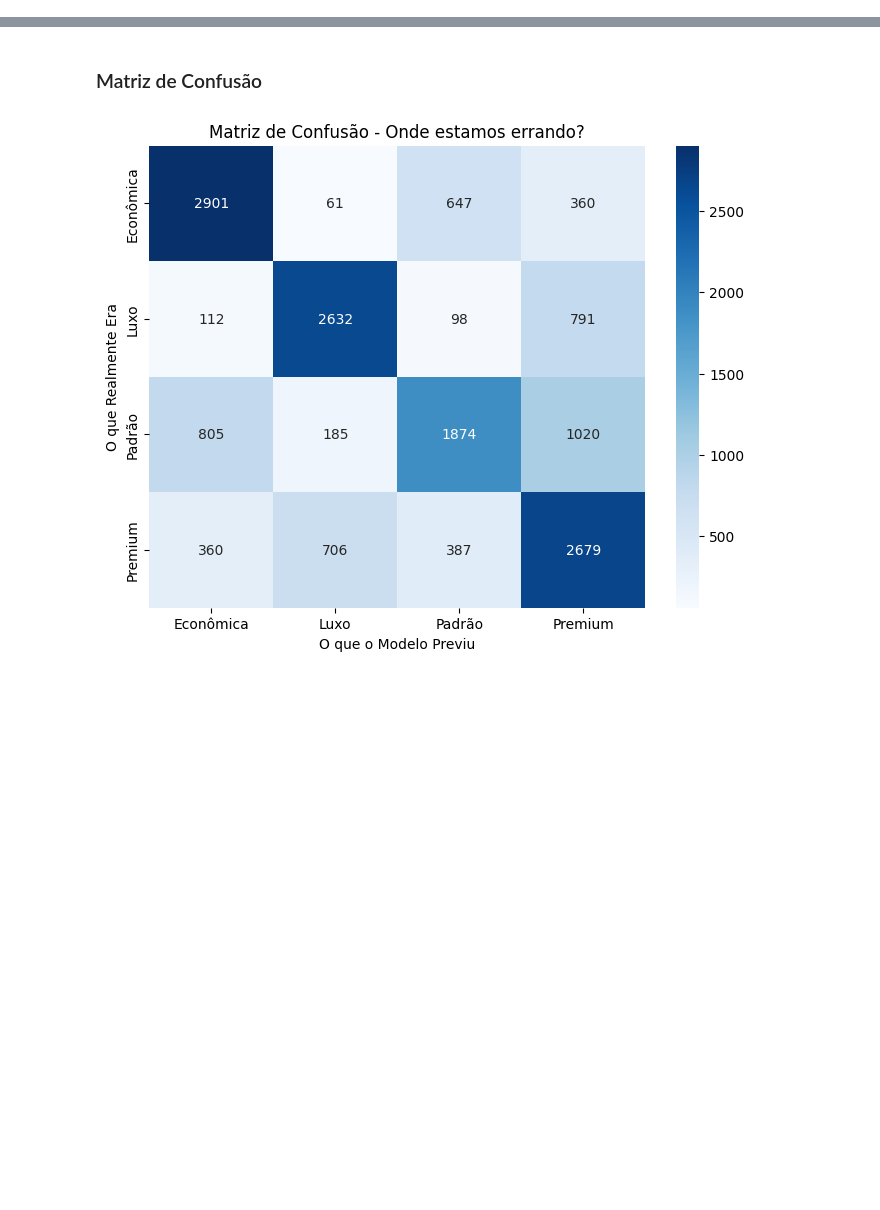
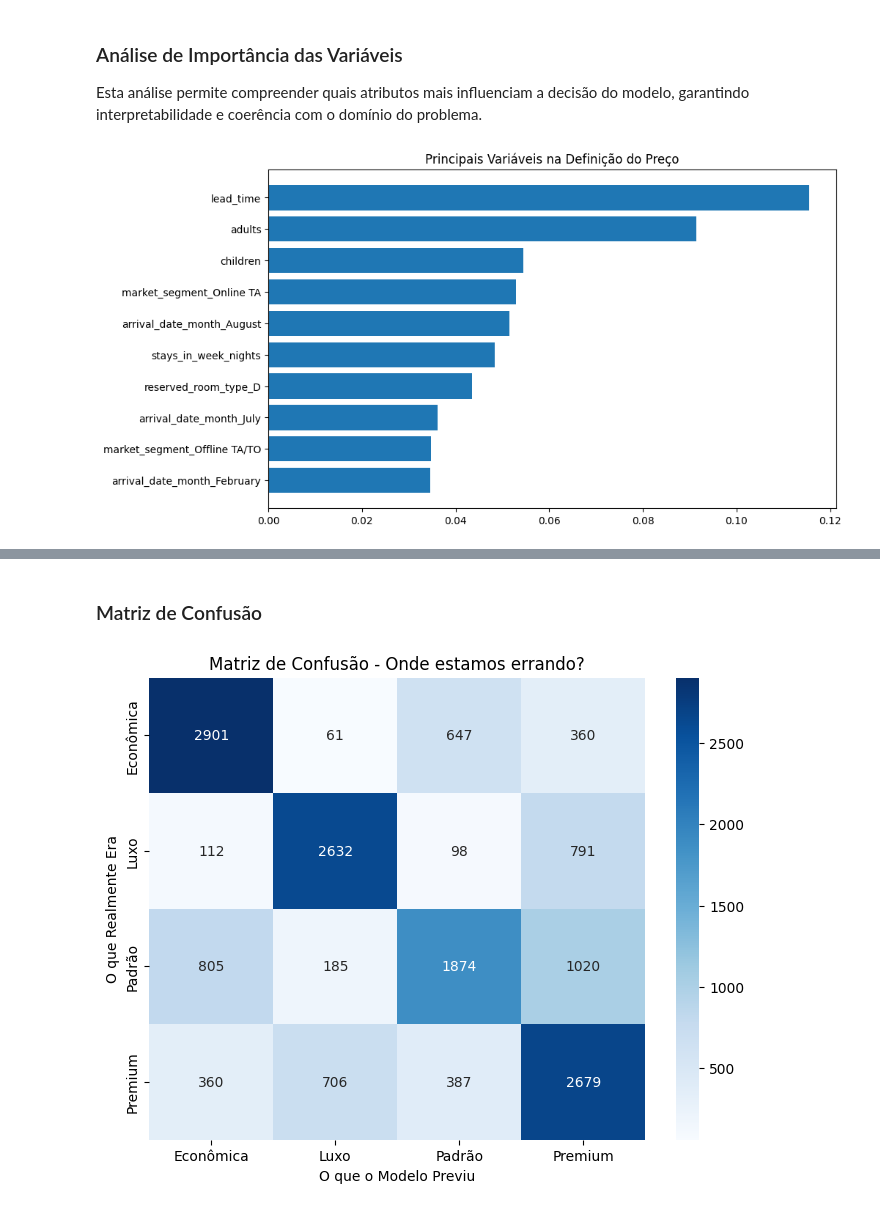
Before and after one commit to Luiz-Gomess/projeto-topicos-especiais, a Jupyter notebook: training_model.ipynb, the cells around one changed output, grey strips where cells are left out. Cells and saved outputs as stored; diff of their text form; code cells hidden in the pictures; blank space fills up the shorter version.

```diff
--- a/training_model.ipynb
+++ b/training_model.ipynb
@@ -218,0 +124,5 @@ weighted avg       0.65      0.65      0.64     15618
+# %%
+
+X_train, X_test, y_train, y_test = train_test_split(
+    X, y, test_size=0.2, random_state=42
+)
@@ -218,0 +166,13 @@ weighted avg       0.65      0.65      0.64     15618
+# %%
+
+modelo = RandomForestClassifier(
+    n_estimators=100,
+    max_depth=15,
+    random_state=42,
+    n_jobs=-1
+)
+
+modelo.fit(X_train, y_train)
+y_pred = modelo.predict(X_test)
+
+print(classification_report(y_test, y_pred))
@@ -218,0 +190,21 @@ weighted avg       0.65      0.65      0.64     15618
+# %% [markdown]
+
+### Análise de Importância das Variáveis
+
+Esta análise permite compreender quais atributos mais influenciam a decisão do modelo,
+garantindo interpretabilidade e coerência com o domínio do problema.
+# %%
+
+importancias = modelo.feature_importances_
+df_importancia = pd.DataFrame({
+    'Feature': X_train.columns,
+    'Importance': importancias
+}).sort_values(by='Importance', ascending=False)
+
+plt.figure(figsize=(10,6))
+plt.barh(df_importancia['Feature'][:10], df_importancia['Importance'][:10])
+plt.gca().invert_yaxis()
+plt.title('Principais Variáveis na Definição do Preço')
+plt.show()
+# %% [output]
+[figure, added]
```
Also changed, not shown: parts of 46 cells of this notebook.
